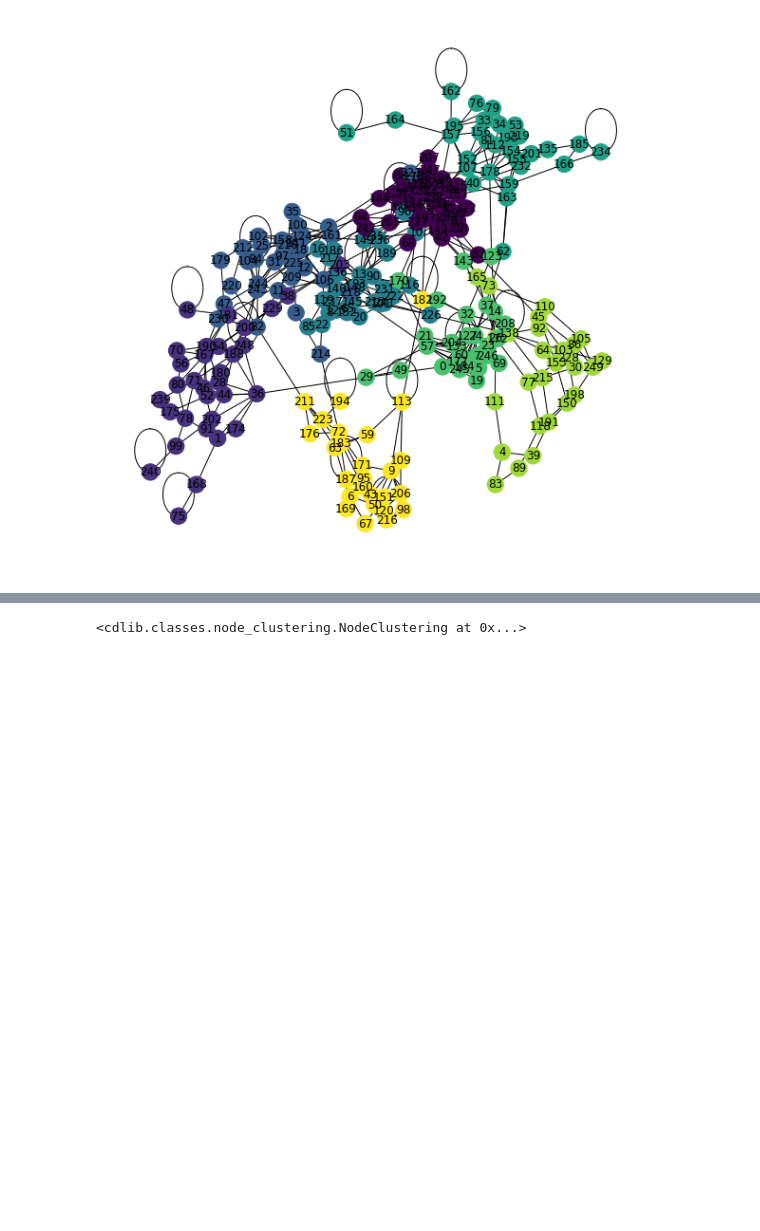
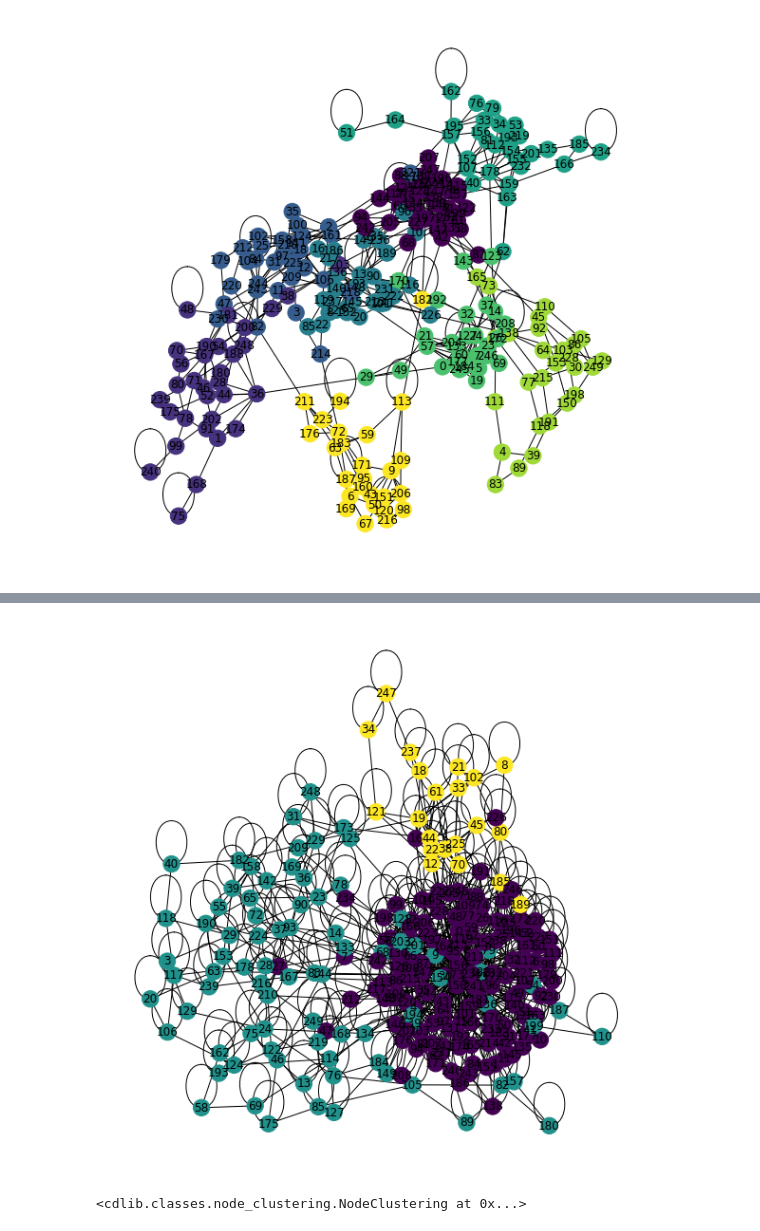
Before and after one commit to sajjadGG/Community-Detection-Task, a Jupyter notebook: Explore.ipynb, the cells around one changed output, grey strips where cells are left out. Cells and saved outputs as stored; diff of their text form; code cells hidden in the pictures; blank space fills up the shorter version.

Commit message:
feat(CD):perfom experiment for various size and plot result

```diff
--- a/Explore.ipynb
+++ b/Explore.ipynb
@@ -140,3 +121,9 @@ draw_graph_com(G,coms.communities)
+# %%
+coms = algorithms.paris(G)
+
+draw_graph_com(G,coms.communities)
+# %% [output]
+[figure, added]
 # %%
 def to_community_list(G):
     #Assumption: communities are disjoint
```
Also changed, not shown: parts of 13 cells of this notebook, 2 other files.
